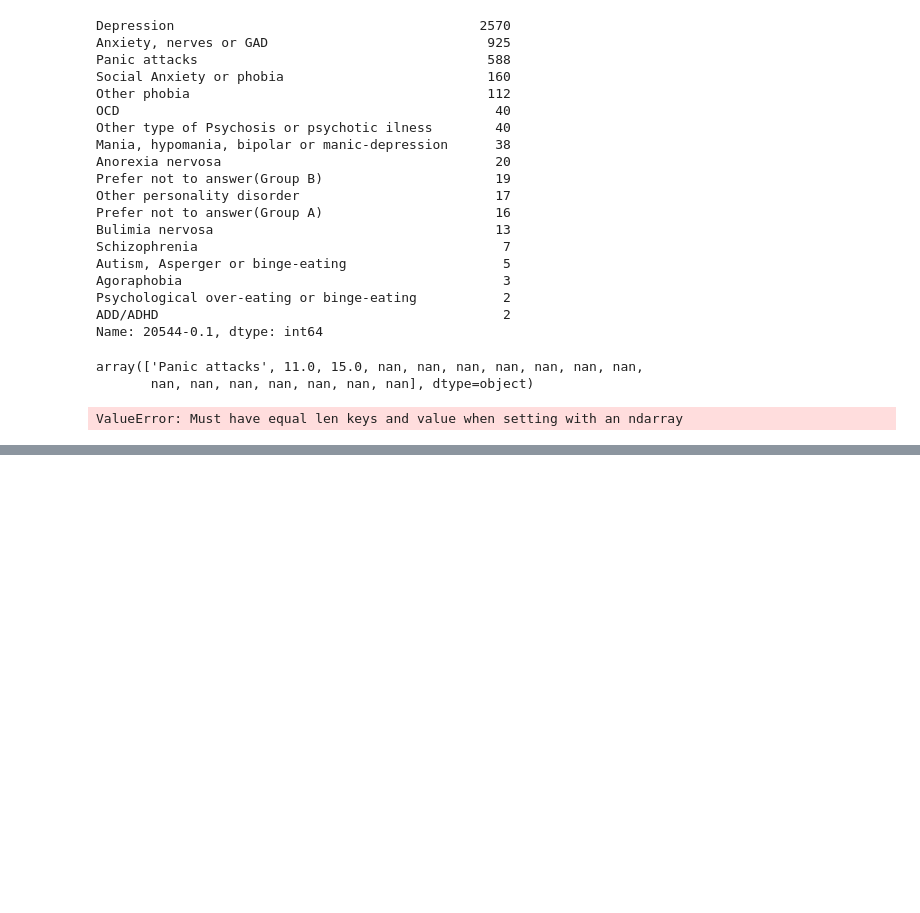
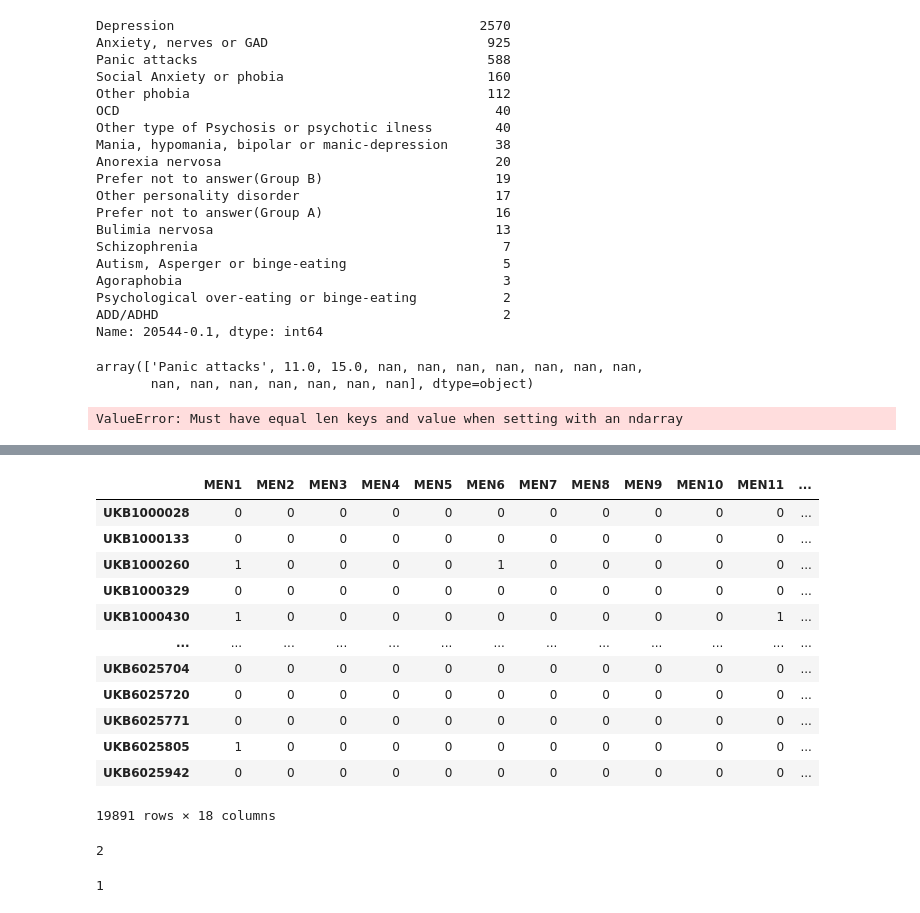
Before and after one commit to kamilest/brain-age-gnn, a Jupyter notebook: notebooks/verify_custom_similarity.ipynb, the cells around one changed output, grey strips where cells are left out. Cells and saved outputs as stored; diff of their text form; code cells hidden in the pictures; blank space fills up the shorter version.

```diff
--- a/notebooks/verify_custom_similarity.ipynb
+++ b/notebooks/verify_custom_similarity.ipynb
@@ -358,0 +477,29 @@ ValueError: Must have equal len keys and value when setting with an ndarray
+# %%
+mental_lookup.drop(['MEN'], axis=1, inplace=True)
+mental_lookup
+# %% [output]
+|  | MEN1 | MEN2 | MEN3 | MEN4 | MEN5 | MEN6 | MEN7 | MEN8 | MEN9 | MEN10 | MEN11 | ... |
+| UKB1000028 | 0 | 0 | 0 | 0 | 0 | 0 | 0 | 0 | 0 | 0 | 0 | ... |
+| UKB1000133 | 0 | 0 | 0 | 0 | 0 | 0 | 0 | 0 | 0 | 0 | 0 | ... |
+| UKB1000260 | 1 | 0 | 0 | 0 | 0 | 1 | 0 | 0 | 0 | 0 | 0 | ... |
+| UKB1000329 | 0 | 0 | 0 | 0 | 0 | 0 | 0 | 0 | 0 | 0 | 0 | ... |
+| UKB1000430 | 1 | 0 | 0 | 0 | 0 | 0 | 0 | 0 | 0 | 0 | 1 | ... |
+| ... | ... | ... | ... | ... | ... | ... | ... | ... | ... | ... | ... | ... |
+| UKB6025704 | 0 | 0 | 0 | 0 | 0 | 0 | 0 | 0 | 0 | 0 | 0 | ... |
+| UKB6025720 | 0 | 0 | 0 | 0 | 0 | 0 | 0 | 0 | 0 | 0 | 0 | ... |
+| UKB6025771 | 0 | 0 | 0 | 0 | 0 | 0 | 0 | 0 | 0 | 0 | 0 | ... |
+| UKB6025805 | 1 | 0 | 0 | 0 | 0 | 0 | 0 | 0 | 0 | 0 | 0 | ... |
+| UKB6025942 | 0 | 0 | 0 | 0 | 0 | 0 | 0 | 0 | 0 | 0 | 0 | ... |
+19891 rows × 18 columns
+# %%
+subject_i = 'UKB1000430'
+subject_j = 'UKB6025805'
+np.dot(mental_lookup.loc[subject_i], mental_lookup.loc[subject_j])
+# %% [output]
+2
+# %%
+subject_i = 'UKB1000260'
+subject_j = 'UKB6025805'
+np.dot(mental_lookup.loc[subject_i], mental_lookup.loc[subject_j])
+# %% [output]
+1
```
Also changed, not shown: parts of 14 cells of this notebook.
